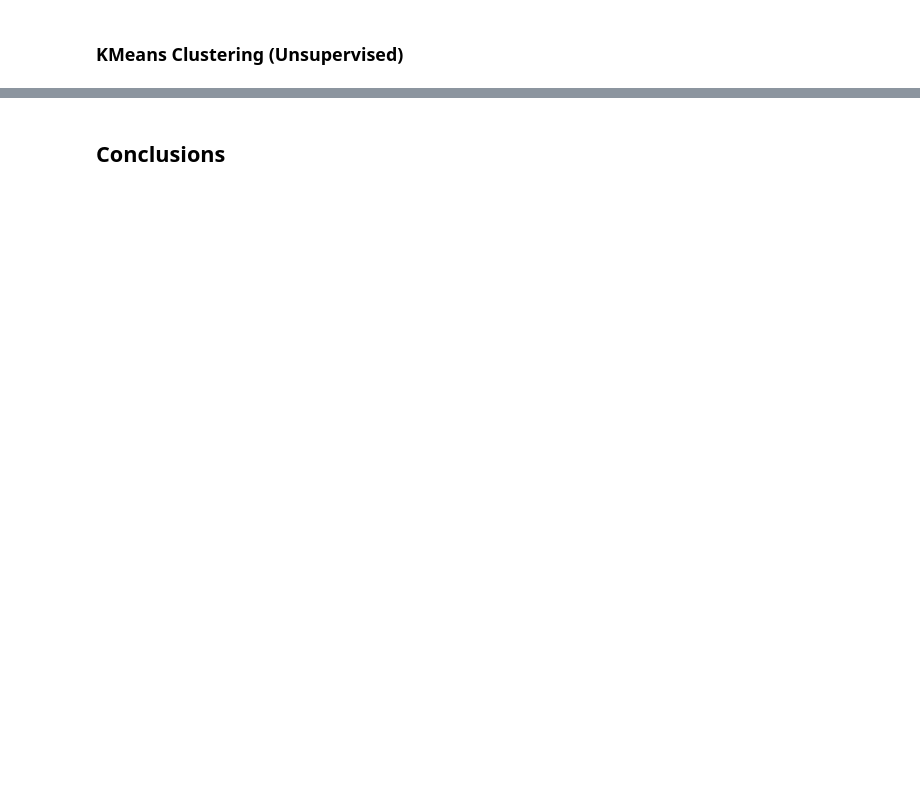
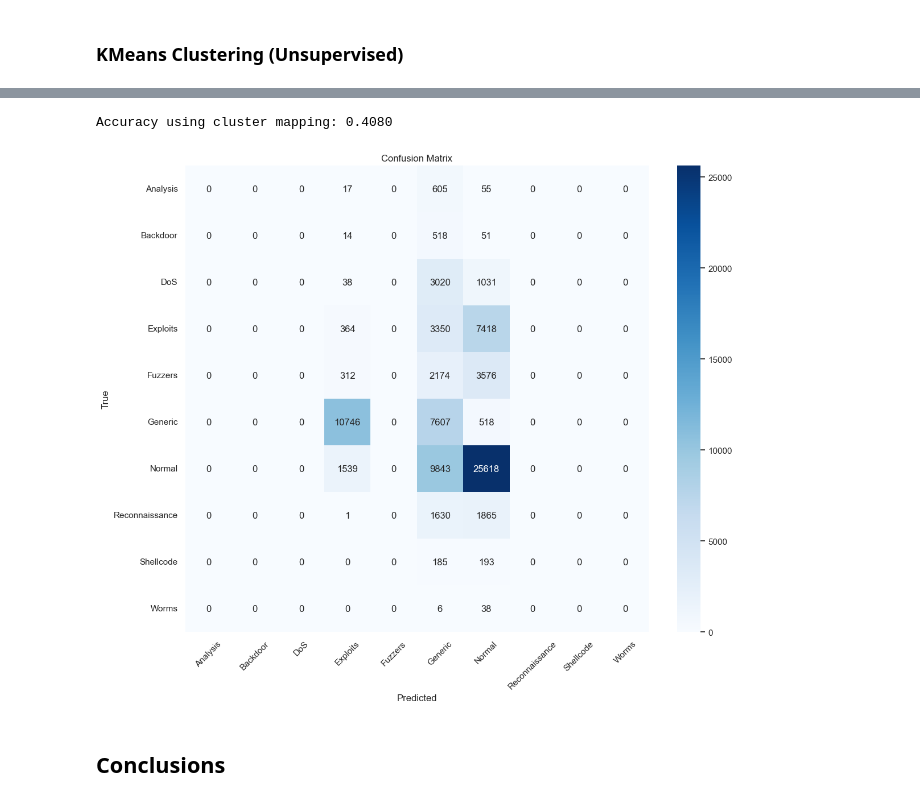
Before and after one commit to jollyjerr/network_anomaly_detection, a Jupyter notebook: project.ipynb, the cells around one changed output, grey strips where cells are left out. Cells and saved outputs as stored; diff of their text form; code cells hidden in the pictures; blank space fills up the shorter version.

```diff
--- a/project.ipynb
+++ b/project.ipynb
@@ -260,2 +446,39 @@ preprocessor = ColumnTransformer(
+# %%
+best_model = random_search.best_estimator_
+
+cluster_category_map = {}
+for cluster_id in range(n_clusters):
+    cluster_indices = np.where(train_clusters == cluster_id)[0]
+    cluster_categories = y_train_multiclass.iloc[cluster_indices]
+    unique_categories, counts = np.unique(cluster_categories, return_counts=True)
+    cluster_category_map[cluster_id] = unique_categories[np.argmax(counts)]
+
+test_clusters = best_model.predict(X_test)
+predicted_categories = [cluster_category_map[cluster] for cluster in test_clusters]
+
+accuracy = accuracy_score(y_test_multiclass, predicted_categories)
+print(f"\nAccuracy using cluster mapping: {accuracy:.4f}")
+
+cm = confusion_matrix(y_test_multiclass, predicted_categories)
+attack_categories = np.unique(np.concatenate([y_train_multiclass, y_test_multiclass]))
+
+plt.figure(figsize=(12, 10))
+sns.heatmap(
+    cm,
+    annot=True,
+    fmt="d",
+    cmap="Blues",
+    xticklabels=attack_categories,
+    yticklabels=attack_categories,
+)
+plt.title("Confusion Matrix")
+plt.xlabel("Predicted")
+plt.ylabel("True")
+plt.xticks(rotation=45)
+plt.tight_layout()
+plt.show()
+# %% [output]
+Accuracy using cluster mapping: 0.4080
+[figure, added]
 # %% [markdown]
 ## Conclusions
```
Also changed, not shown: parts of 7 cells of this notebook.
